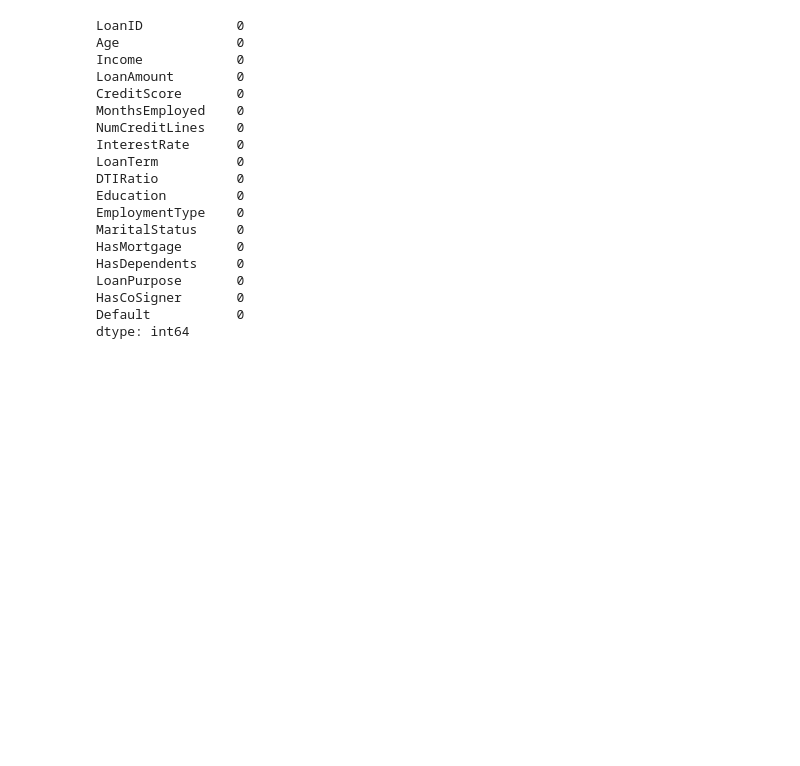
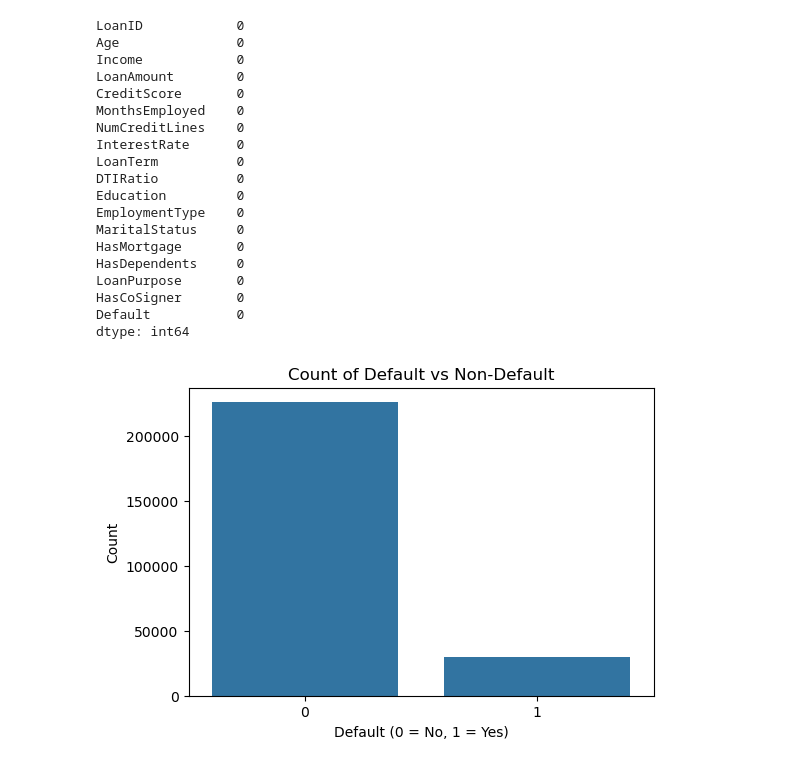
Before and after one commit to springboardmentor891v/CreditPathAI_Oct_Batch, a Jupyter notebook: work_15_Oct.ipynb, the cells around one changed output. Saved outputs shown, nothing was run; the diff lists cells and outputs as text; code cells hidden in the pictures; blank space fills up the shorter version.

```diff
--- a/work_15_Oct.ipynb
+++ b/work_15_Oct.ipynb
@@ -139,0 +164,10 @@ dtype: int64
+# %%
+plt.figure(figsize=(6,4))
+sns.countplot(data=df, x='Default')
+
+plt.title('Count of Default vs Non-Default')
+plt.xlabel('Default (0 = No, 1 = Yes)')
+plt.ylabel('Count')
+plt.show()
+# %% [output]
+[figure, added]
```
Also changed, not shown: parts of 6 cells of this notebook.
